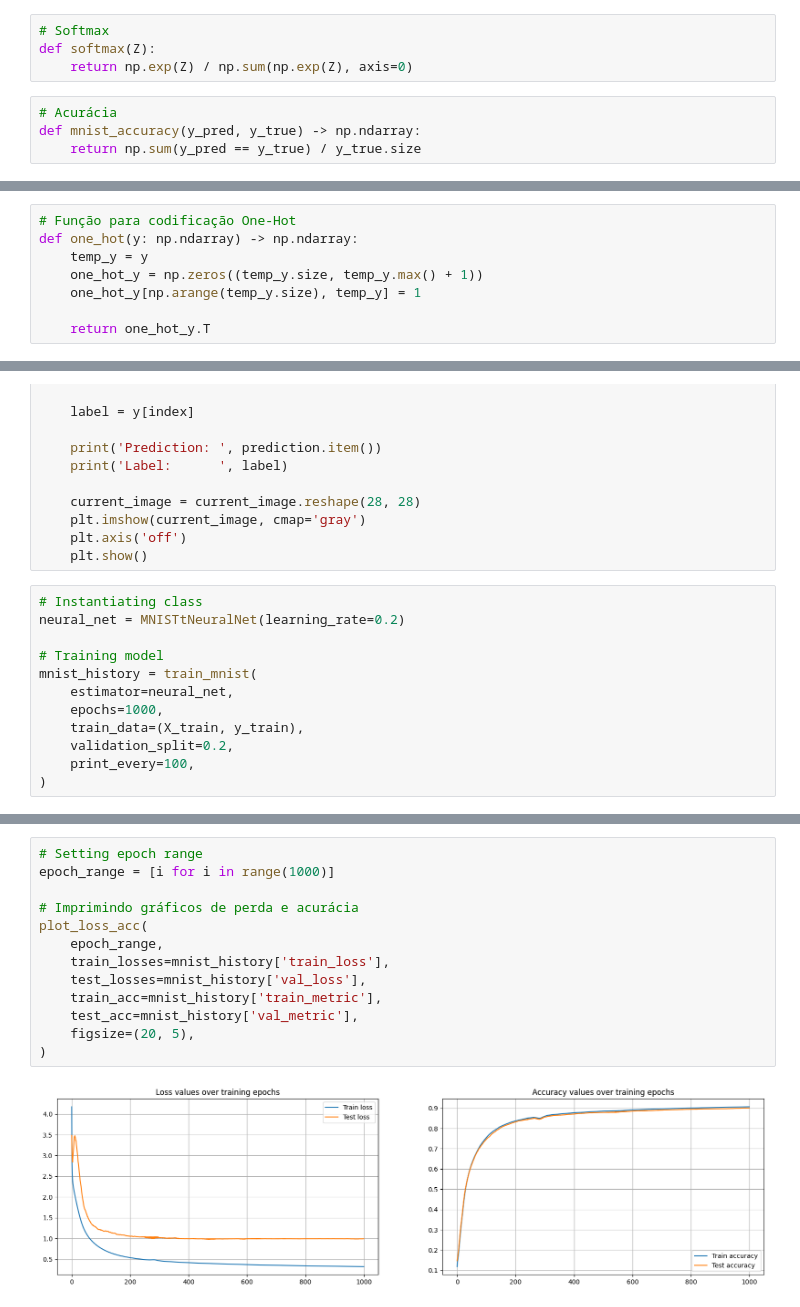
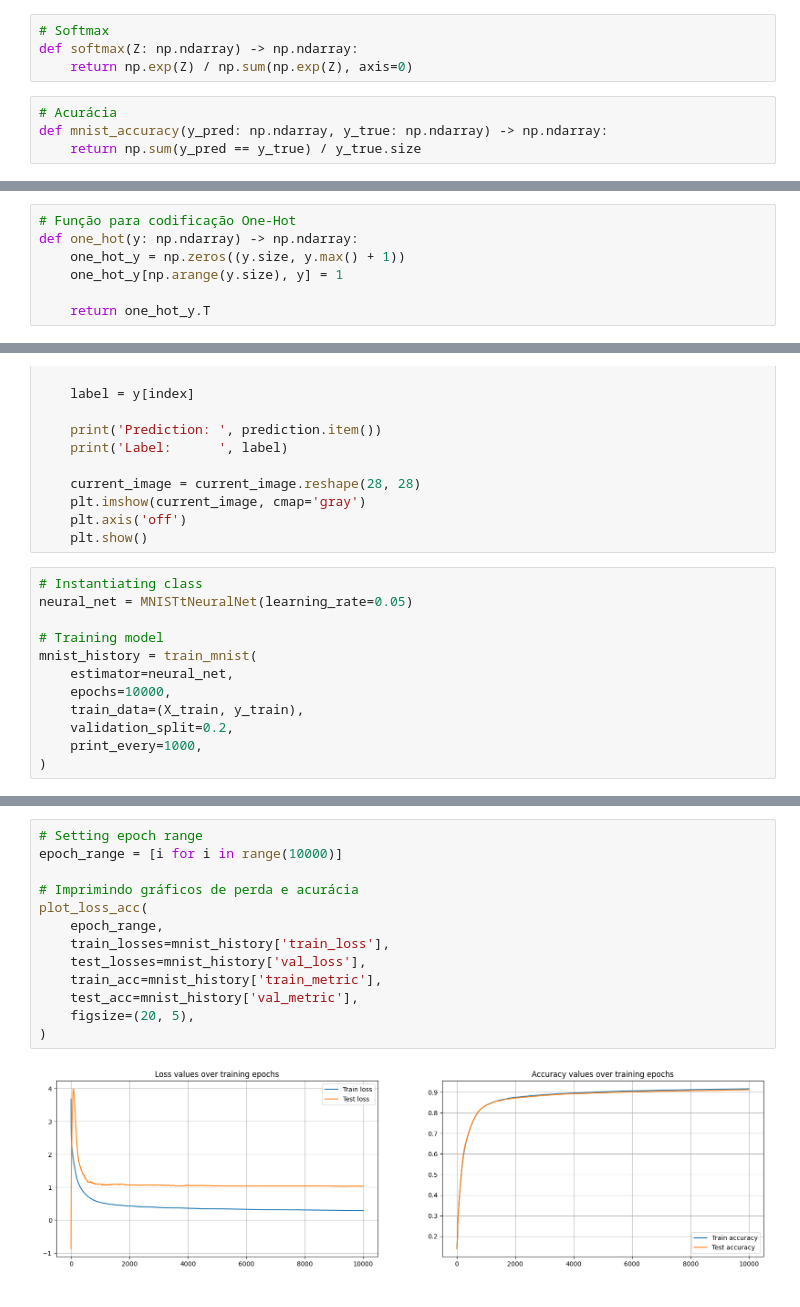
Before and after one commit to figredos/cis-trainee, a Jupyter notebook: 3-perceptron_mlp/notebooks/mlp.ipynb, the cells around one changed output, grey strips where cells are left out. Saved outputs shown, nothing was run; the diff lists cells and outputs as text.

```diff
--- a/3-perceptron_mlp/notebooks/mlp.ipynb
+++ b/3-perceptron_mlp/notebooks/mlp.ipynb
@@ -580,20 +869,19 @@ def d_relu_dx(Z):
     return Z > 0
 # %%
 # Softmax
-def softmax(Z):
+def softmax(Z: np.ndarray) -> np.ndarray:
     return np.exp(Z) / np.sum(np.exp(Z), axis=0)
 # %%
 # Acurácia
-def mnist_accuracy(y_pred, y_true) -> np.ndarray:
+def mnist_accuracy(y_pred: np.ndarray, y_true: np.ndarray) -> np.ndarray:
     return np.sum(y_pred == y_true) / y_true.size
 # %% [markdown]
 ### Codificação
 # %%
 # Função para codificação One-Hot
 def one_hot(y: np.ndarray) -> np.ndarray:
-    temp_y = y
-    one_hot_y = np.zeros((temp_y.size, temp_y.max() + 1))
-    one_hot_y[np.arange(temp_y.size), temp_y] = 1
+    one_hot_y = np.zeros((y.size, y.max() + 1))
+    one_hot_y[np.arange(y.size), y] = 1
 
     return one_hot_y.T
 # %% [markdown]
@@ -748,15 +1061,15 @@ def test_prediction(
     plt.show()
 # %%
 # Instantiating class
-neural_net = MNISTtNeuralNet(learning_rate=0.2)
+neural_net = MNISTtNeuralNet(learning_rate=0.05)
 
 # Training model
 mnist_history = train_mnist(
     estimator=neural_net,
-    epochs=1000,
+    epochs=10000,
     train_data=(X_train, y_train),
     validation_split=0.2,
-    print_every=100,
+    print_every=1000,
 )
 # %% [output]
 | Epoch: 1 |
@@ -778,19 +1091,19 @@ mnist_history = train_mnist(
 -----------------------------------------------------------------------------------------------------
 # %%
 # Setting epoch range
-epoch_range = [i for i in range(1000)]
+epoch_range = [i for i in range(10000)]
 
 # Imprimindo gráficos de perda e acurácia
 plot_loss_acc(
     epoch_range,
     train_losses=mnist_history['train_loss'],
     test_losses=mnist_history['val_loss'],
     train_acc=mnist_history['train_metric'],
     test_acc=mnist_history['val_metric'],
     figsize=(20, 5),
 )
 # %% [output]
-[figure, old version]
+[figure, new version]
 # %%
 # Visualizando previsões
 test_prediction(estimator=neural_net, data=(X_test.T, y_test))
```
Also changed, not shown: parts of 41 cells of this notebook.
